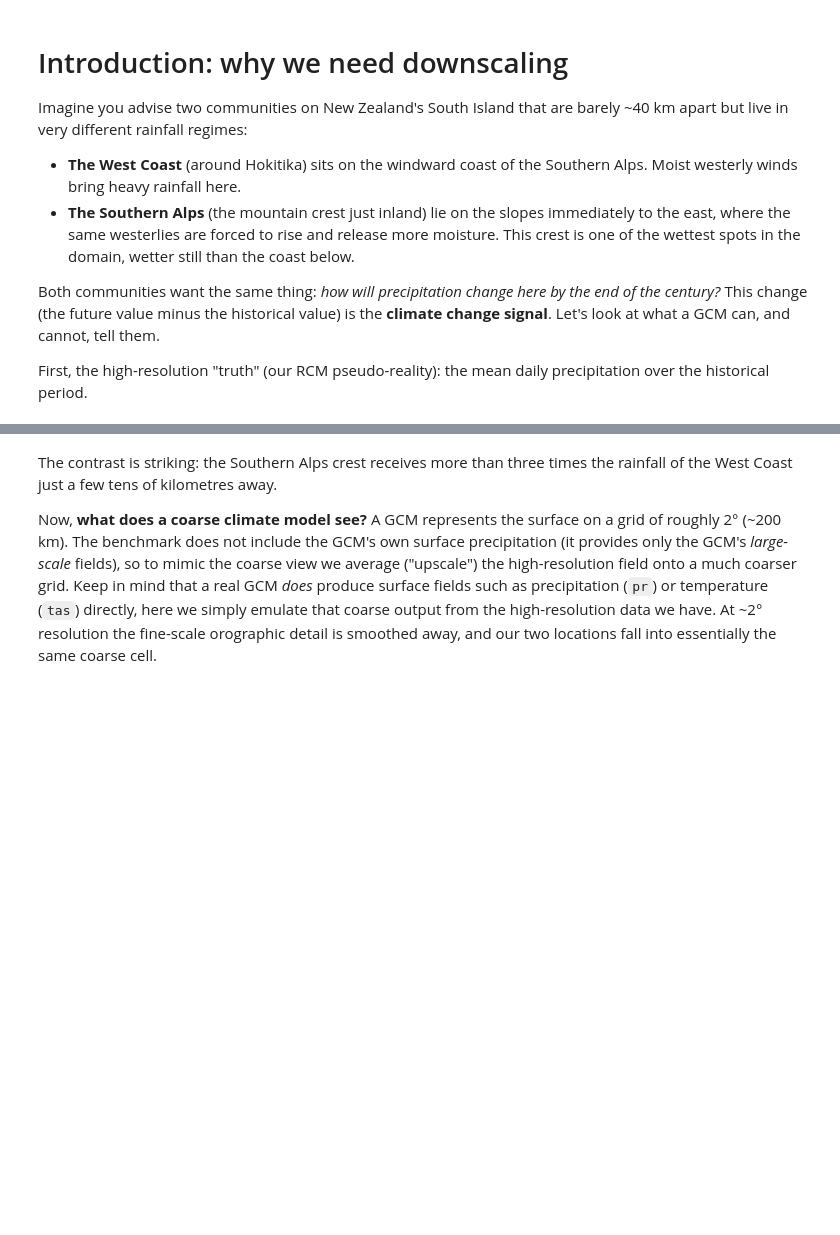
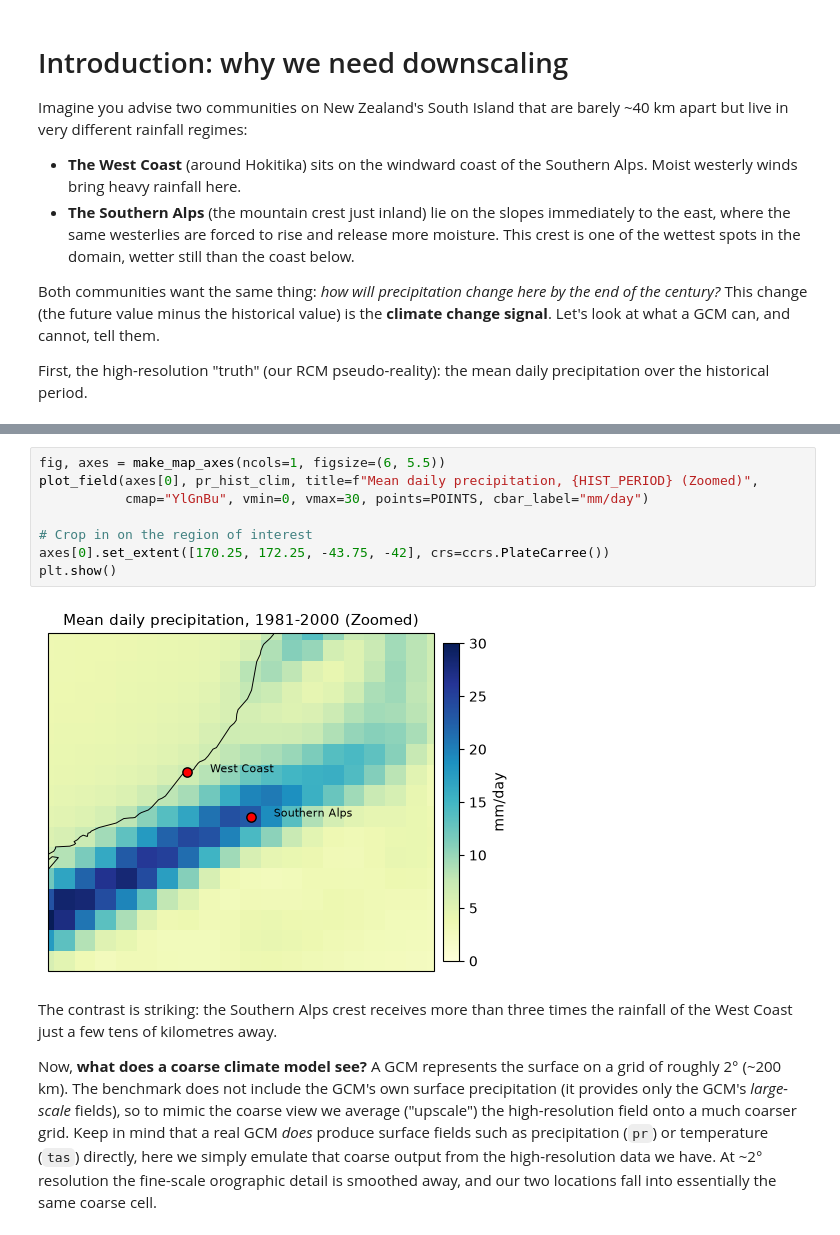
Before and after one commit to steve-salmond/downscaling-climate-projections, a Jupyter notebook: Statistical_Downscaling_of_Climate_Projections_with_Deep_Learning.ipynb, the cells around one changed output, grey strips where cells are left out. Saved outputs shown, nothing was run; the diff lists cells and outputs as text; blank space fills up the shorter version.

Commit message:
Viewing first data plot, cropping in a bit to see the region of interest.

```diff
--- a/Statistical_Downscaling_of_Climate_Projections_with_Deep_Learning.ipynb
+++ b/Statistical_Downscaling_of_Climate_Projections_with_Deep_Learning.ipynb
@@ -568,3 +576,13 @@ for p in POINTS:
+# %%
+fig, axes = make_map_axes(ncols=1, figsize=(6, 5.5))
+plot_field(axes[0], pr_hist_clim, title=f"Mean daily precipitation, {HIST_PERIOD} (Zoomed)",
+           cmap="YlGnBu", vmin=0, vmax=30, points=POINTS, cbar_label="mm/day")
+
+# Crop in on the region of interest
+axes[0].set_extent([170.25, 172.25, -43.75, -42], crs=ccrs.PlateCarree())
+plt.show()
+# %% [output]
+[figure, added]
 # %% [markdown]
 The contrast is striking: the Southern Alps crest receives more than three times the rainfall
 of the West Coast just a few tens of kilometres away.
```
Also changed, not shown: parts of 2 cells of this notebook.
